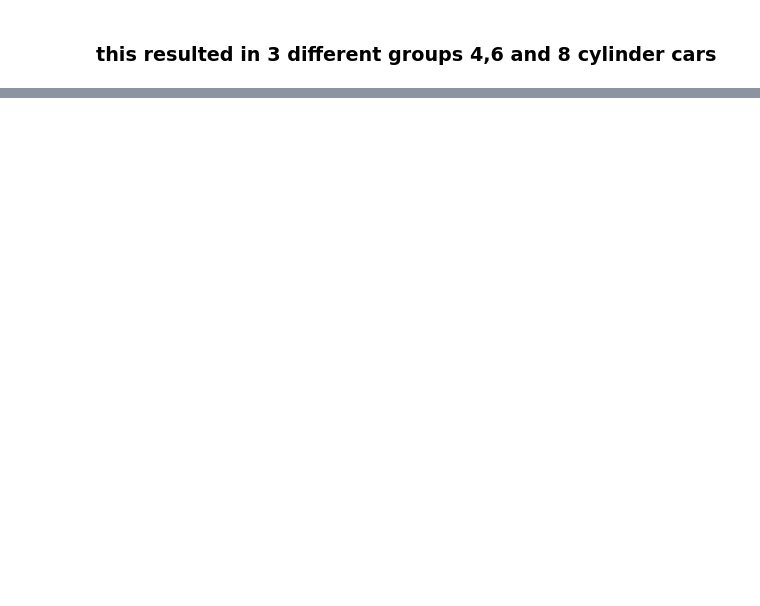
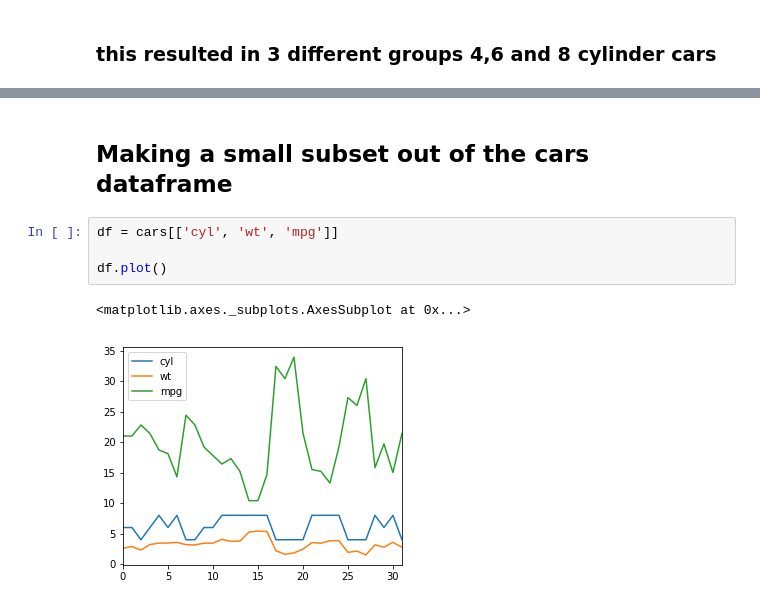
Before and after one commit to sousablde/DataSci-Searcheable-Notes, a Jupyter notebook: DataSci-Extended Notes.ipynb, the cells around one changed output, grey strips where cells are left out. Saved outputs shown, nothing was run; the diff lists cells and outputs as text; blank space fills up the shorter version.

```diff
--- a/DataSci-Extended Notes.ipynb
+++ b/DataSci-Extended Notes.ipynb
@@ -519,0 +597,9 @@ cars_groups.mean()
+# %% [markdown]
+## Making a small subset out of the cars dataframe
+# %%
+df = cars[['cyl', 'wt', 'mpg']]
+
+df.plot()
+# %% [output]
+<matplotlib.axes._subplots.AxesSubplot at 0x...>
+[figure, added]
```
Also changed, not shown: parts of 21 cells of this notebook.
